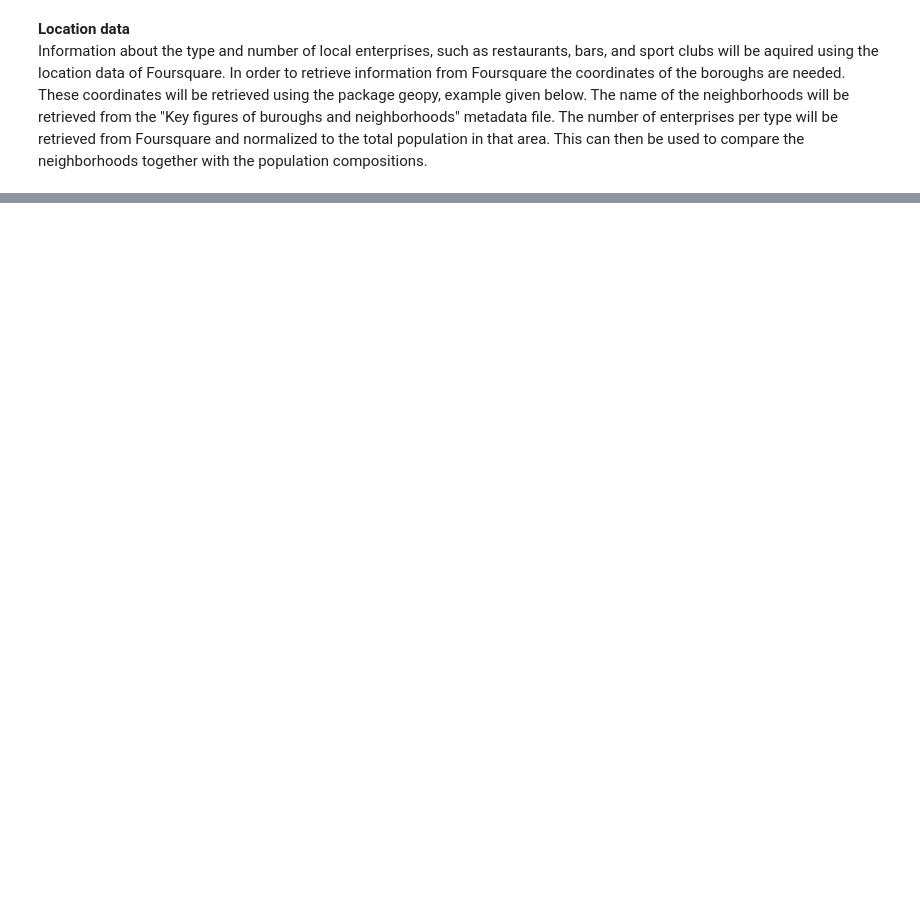
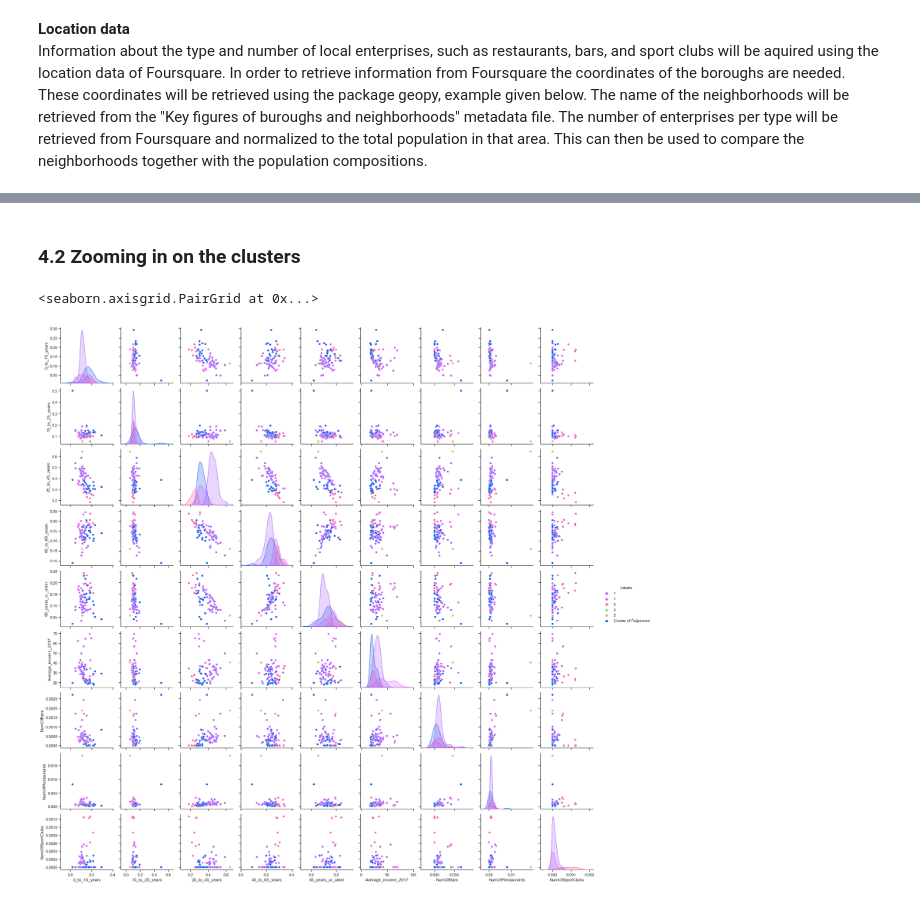
Before and after one commit to DKooijman97/Coursera_Capstone, a Jupyter notebook: Final_project.ipynb, the cells around one changed output, grey strips where cells are left out. Cells and saved outputs as stored; diff of their text form; code cells hidden in the pictures; blank space fills up the shorter version.

```diff
--- a/Final_project.ipynb
+++ b/Final_project.ipynb
@@ -52,0 +814,4 @@ Westerpark, West, Amsterdam, Noord-Holland, Nederland
+# %%
+# Add labels to dataset:
+data["Labels"] = labels
+data
@@ -52,0 +873,28 @@ Westerpark, West, Amsterdam, Noord-Holland, Nederland
+# %% [markdown]
+### 4.2 Zooming in on the clusters
+# %%
+import seaborn as sns
+sns.set_theme(style="ticks")
+# %%
+# Rename cluster 5 to "Cluster of Feijenoord"
+data.loc[(data["Labels"] == 0), "Labels"] = "Cluster of Feijenoord"
+# %%
+#Unnormalized data:
+plotData = data[["0_to_15_years",
+                 "15_to_25_years",
+                 "25_to_45_years",
+                 "45_to_65_years",
+                 "65_years_or_older",
+                 "Average_income_2017",
+                 "NumOfBars",
+                 "NumOfRestaurants",
+                 "NumOfSportClubs",
+                 "Labels"]]
+# %%
+sns.pairplot(plotData,
+             hue="Labels",
+             hue_order = [1,2,3,4,5,"Cluster of Feijenoord"],
+             palette = {4:"#5CF572", 1:"#A45CF5",2:"#DA5CF5",3:"#F55CA1", 5: "#F5A45C", "Cluster of Feijenoord": "#1556F0" })
+# %% [output]
+<seaborn.axisgrid.PairGrid at 0x...>
+[figure, added]
```
Also changed, not shown: parts of 94 cells of this notebook.
